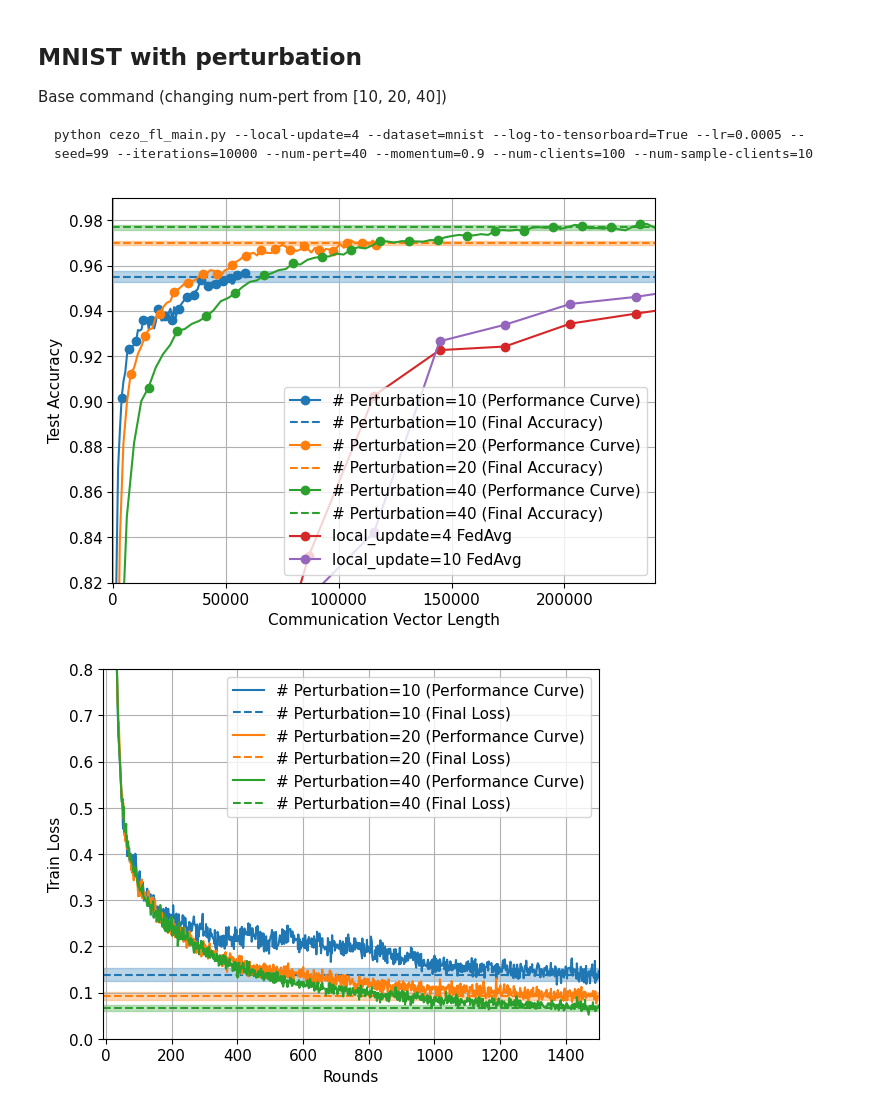
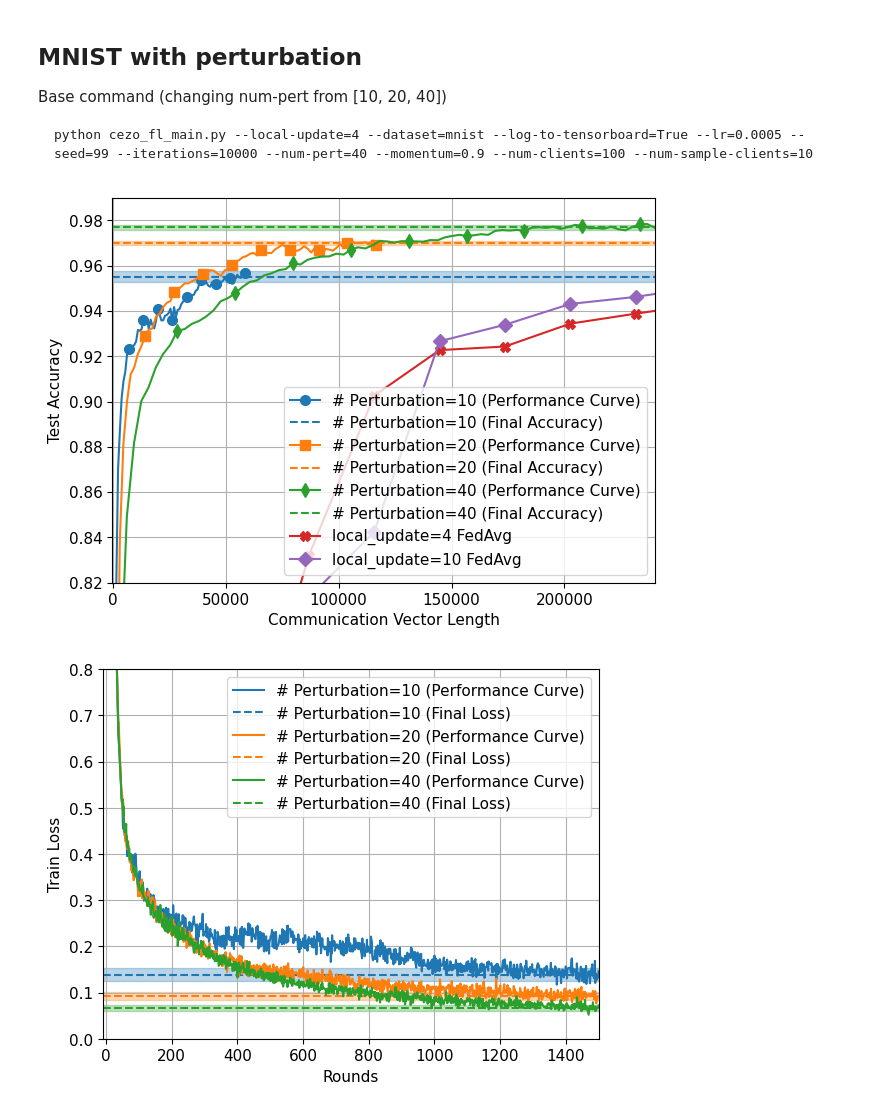
Before and after one commit to ZidongLiu/DeComFL, a Jupyter notebook: results/plot_results.ipynb, the cells around one changed output. Drawn from its saved outputs; the diff is of its cells as text; code cells hidden in the pictures.

```diff
--- a/results/plot_results.ipynb
+++ b/results/plot_results.ipynb
@@ -64,15 +64,15 @@ for filename in ['run-fedavg,local_update=4,nc=100,rounds=1000,lr=0.1,seed=99-ta
     df_fo_list.append(pd.read_csv(f"mnist_fo_fedavg/{filename}"))
     metadata_fo_list.append(parse_fo_filename(filename))
 # %%
-def plot_between(x, y_list, local_update):
+def plot_between(x, y_list, local_update, marker):
     y_mean = np.mean(y_list, axis=0)
     y_std = np.std(y_list, axis=0)
-    plt.plot(x, y_mean, label=f"{local_update=} FedDisco(mean)")
+    plt.plot(x, y_mean, label=f"{local_update=} FedDisco(mean)", marker=marker, markevery=8, markersize=7)
     plt.fill_between(x, y_mean-1.28* y_std, y_mean+1.28* y_std, alpha=0.4,label=f"{local_update=} FedDisco(std)")
 # %%
 plt.figure(figsize=(7, 5))
 max_iter = 2000
-markers = "os*xdXDHhPp12348<>"
+markers = "osdXDHh*xPp12348<>"
 # Plot ZO
 for i,  local_update in enumerate([1, 4, 10]):
     y_list = []
@@ -83,12 +83,14 @@ for i,  local_update in enumerate([1, 4, 10]):
         x = _df['Step'] * metadata['local_update'] * metadata['npert']
         y_list.append(_df['Value'])
     # print(y_list, flush=True)
-    plot_between(x, y_list, local_update=local_update)
+    plot_between(x, y_list, local_update=local_update, marker=markers[i])
 
+i=3
 # Plot FO
 for df, metadata in zip(df_fo_list, metadata_fo_list):
     local_update=metadata['local_update']
-    plt.plot(df['Step']*MODEL_SIZE, df['Value'], '-o', label=f"{local_update=} FedAvg")
+    plt.plot(df['Step']*MODEL_SIZE, df['Value'], label=f"{local_update=} FedAvg", marker=markers[i])
+    i+=1
 
 plt.ylim(0.82, 0.99)
 plt.xlim(-200, 250000)
@@ -126,37 +128,38 @@ xmin = -200
 xmax = 240000
 for df, metadata in zip(df_list, metadata_list):
     if metadata['type'] != "accuracy":
         continue
     npert=metadata['npert']
     _df = df.query(f"Step <= {1500}")
     plt.plot(_df['Step'] * metadata["local_update"] * metadata["npert"],
-             _df['Value'], '-o', label=f"# Perturbation={npert} (Performance Curve)",
-             markevery=4, color=f"C{i}")
+             _df['Value'], label=f"# Perturbation={npert} (Performance Curve)",
+             markevery=8, markersize=7, color=f"C{i}", marker=markers[i])
     y_list = list(_df['Value'])[-10:]
     y_mean = np.mean(y_list)
     y_std = np.std(y_list)
     plt.plot([xmin, xmax], [y_mean, y_mean], '--', color=f"C{i}", label=f"# Perturbation={npert} (Final Accuracy)")
     plt.fill_between([xmin, xmax], [y_mean-1.28*y_std, y_mean-1.28*y_std],
                      [y_mean+1.28*y_std, y_mean+1.28*y_std], alpha=0.3, color=f"C{i}")
     i+=1
 
 # Plot FO
 for df, metadata in zip(df_fo_list, metadata_fo_list):
     local_update=metadata['local_update']
-    plt.plot(df['Step']*MODEL_SIZE, df['Value'], '-o', label=f"{local_update=} FedAvg", color=f'C{i}')
+    plt.plot(df['Step']*MODEL_SIZE, df['Value'], label=f"{local_update=} FedAvg", color=f'C{i}', marker=markers[i],
+             markersize=7)
     i+=1
 
 plt.xlabel("Communication Vector Length")
 plt.ylabel("Test Accuracy")
 plt.ylim(0.82, 0.99)
 plt.xlim(xmin, xmax)
 plt.grid(True)
 
 
 plt.legend()
 plt.show()
 # %% [output]
-[figure, old version]
+[figure, new version]
 # %%
 i = 0
 xmin, xmax = -10, 1500
```
Also changed, not shown: parts of 8 cells of this notebook, 9 other files.
